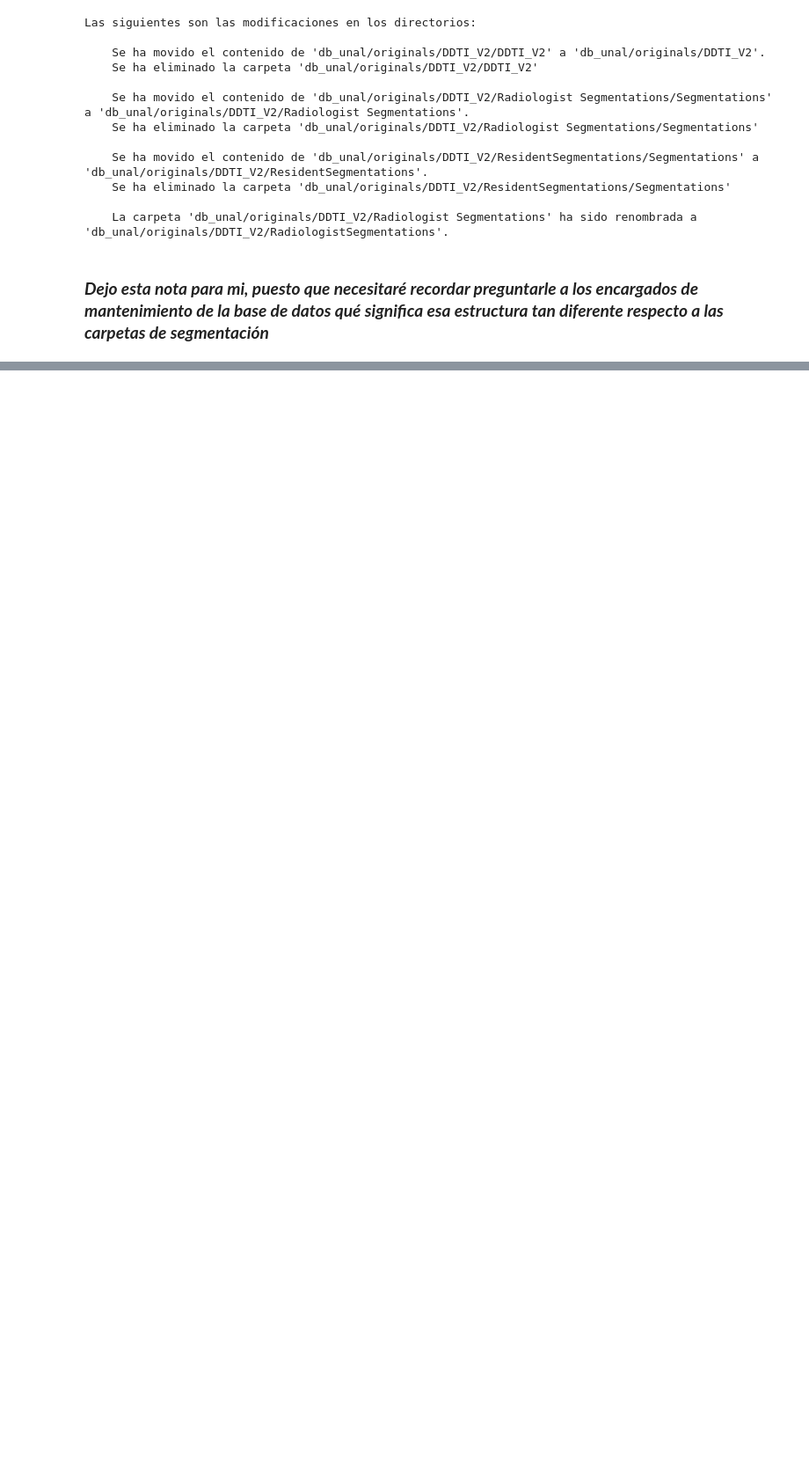
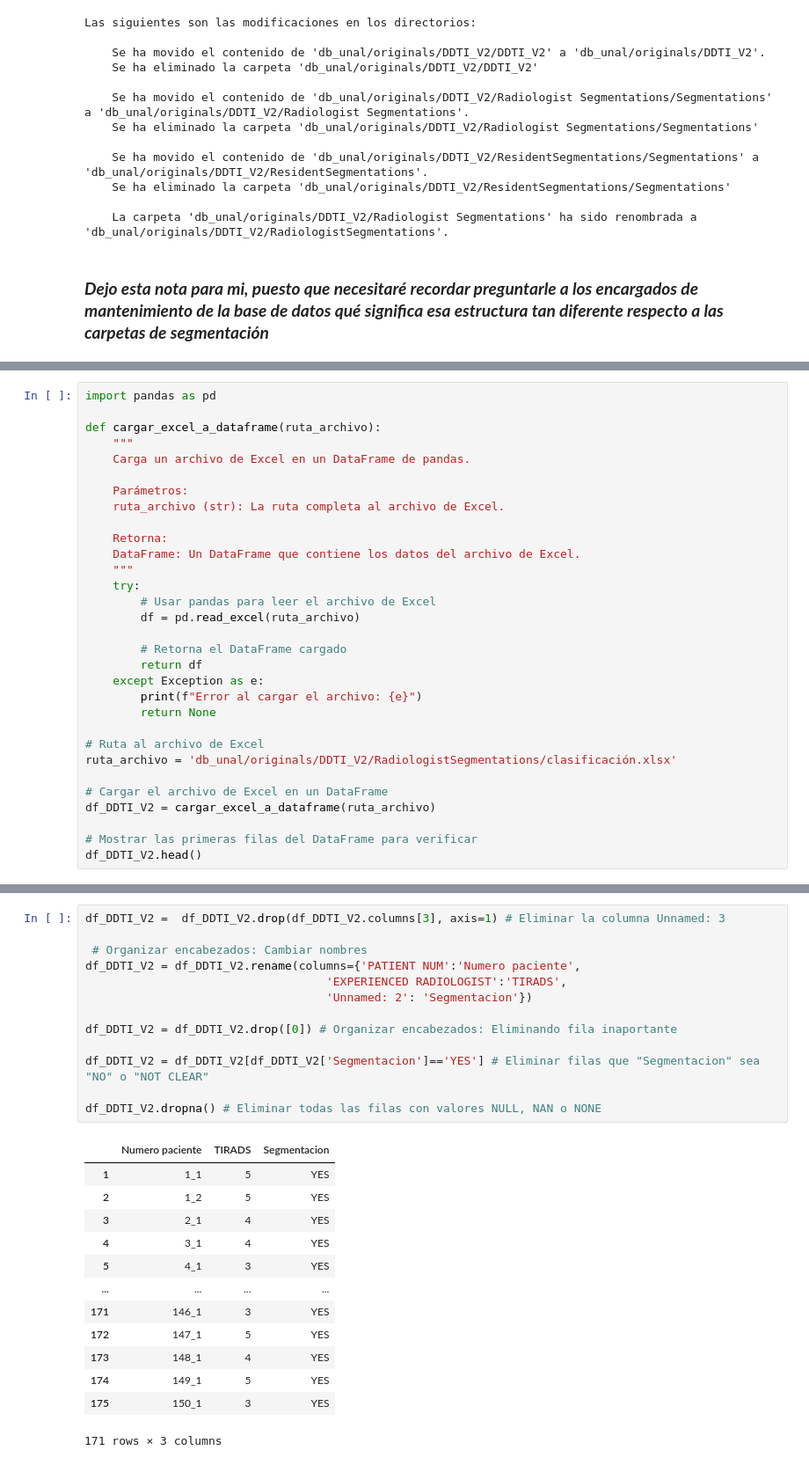
Before and after one commit to Dezarti/nodulos_tiroideos, a Jupyter notebook: desarrollo_modelo.ipynb, the cells around one changed output, grey strips where cells are left out. Shown at 88% size. Drawn from its saved outputs; the diff is of its cells as text; blank space fills up the shorter version.

```diff
--- a/desarrollo_modelo.ipynb
+++ b/desarrollo_modelo.ipynb
@@ -409,0 +425,31 @@ df
+# %%
+import pandas as pd
+
+def cargar_excel_a_dataframe(ruta_archivo):
+    """
+    Carga un archivo de Excel en un DataFrame de pandas.
+
+    Parámetros:
+    ruta_archivo (str): La ruta completa al archivo de Excel.
+
+    Retorna:
+    DataFrame: Un DataFrame que contiene los datos del archivo de Excel.
+    """
+    try:
+        # Usar pandas para leer el archivo de Excel
+        df = pd.read_excel(ruta_archivo)
+
+        # Retorna el DataFrame cargado
+        return df
+    except Exception as e:
+        print(f"Error al cargar el archivo: {e}")
+        return None
+
+# Ruta al archivo de Excel
+ruta_archivo = 'db_unal/originals/DDTI_V2/RadiologistSegmentations/clasificación.xlsx'
+
+# Cargar el archivo de Excel en un DataFrame
+df_DDTI_V2 = cargar_excel_a_dataframe(ruta_archivo)
+
+# Mostrar las primeras filas del DataFrame para verificar
+df_DDTI_V2.head()
@@ -409,0 +472,27 @@ df
+# %%
+df_DDTI_V2 =  df_DDTI_V2.drop(df_DDTI_V2.columns[3], axis=1) # Eliminar la columna Unnamed: 3
+
+ # Organizar encabezados: Cambiar nombres
+df_DDTI_V2 = df_DDTI_V2.rename(columns={'PATIENT NUM':'Numero paciente',
+                                   'EXPERIENCED RADIOLOGIST':'TIRADS',
+                                   'Unnamed: 2': 'Segmentacion'})
+
+df_DDTI_V2 = df_DDTI_V2.drop([0]) # Organizar encabezados: Eliminando fila inaportante
+
+df_DDTI_V2 = df_DDTI_V2[df_DDTI_V2['Segmentacion']=='YES'] # Eliminar filas que "Segmentacion" sea "NO" o "NOT CLEAR"
+
+df_DDTI_V2.dropna() # Eliminar todas las filas con valores NULL, NAN o NONE
+# %% [output]
+|  | Numero paciente | TIRADS | Segmentacion |
+| 1 | 1_1 | 5 | YES |
+| 2 | 1_2 | 5 | YES |
+| 3 | 2_1 | 4 | YES |
+| 4 | 3_1 | 4 | YES |
+| 5 | 4_1 | 3 | YES |
+| ... | ... | ... | ... |
+| 171 | 146_1 | 3 | YES |
+| 172 | 147_1 | 5 | YES |
+| 173 | 148_1 | 4 | YES |
+| 174 | 149_1 | 5 | YES |
+| 175 | 150_1 | 3 | YES |
+171 rows × 3 columns
```
Also changed, not shown: parts of 10 cells of this notebook, 1 other file.
